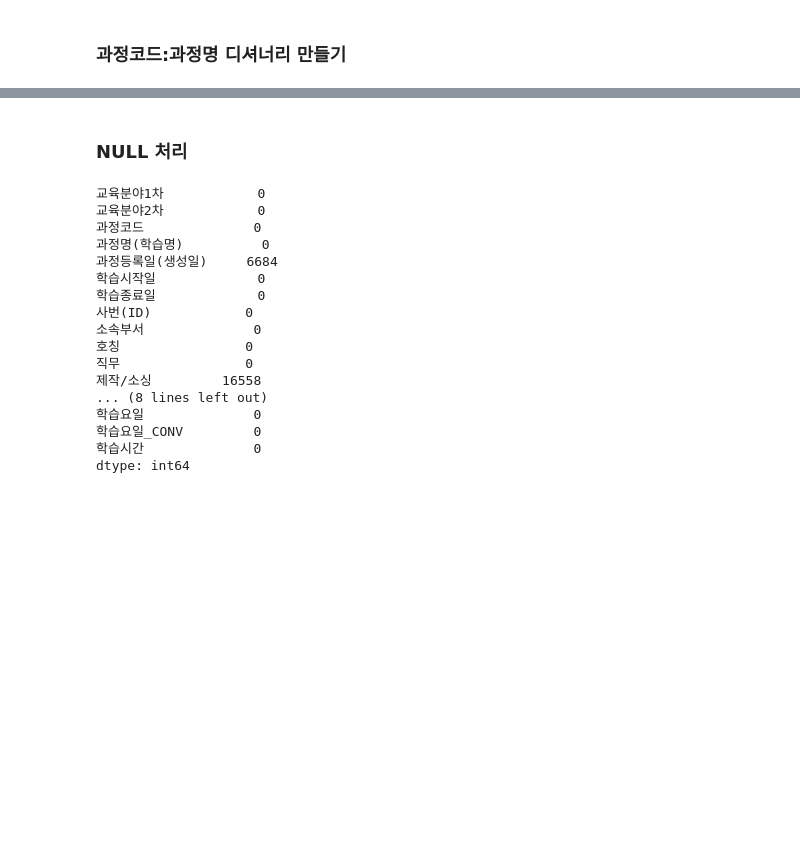
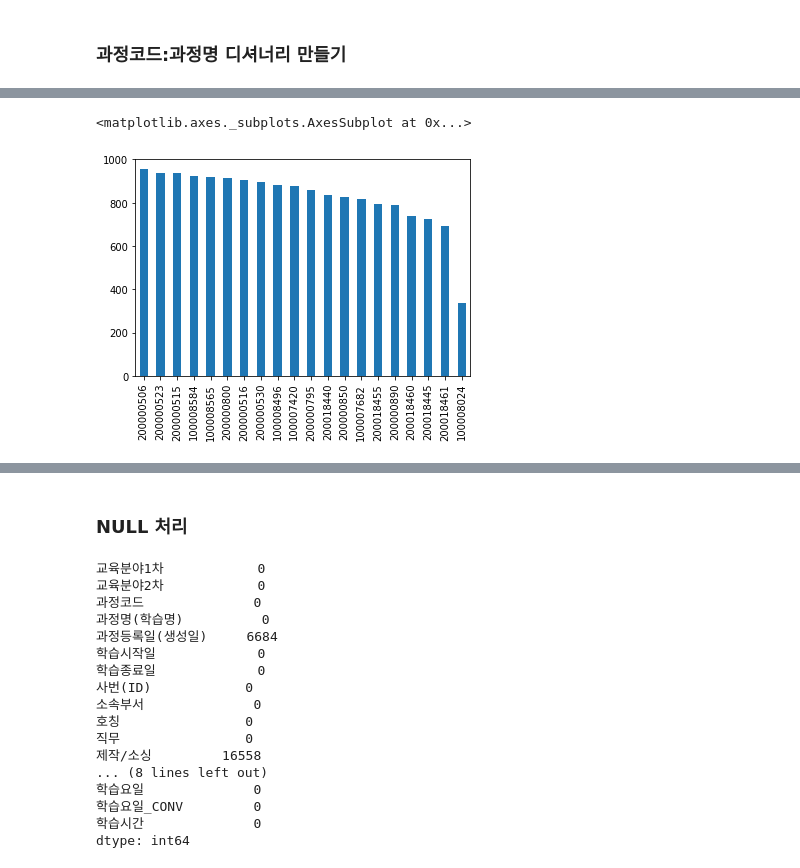
Before and after one commit to gzone2000/my_machine_learning, a Jupyter notebook: ml5/Online_study7.ipynb, the cells around one changed output, grey strips where cells are left out. Cells and saved outputs as stored; diff of their text form; code cells hidden in the pictures; blank space fills up the shorter version.

```diff
--- a/ml5/Online_study7.ipynb
+++ b/ml5/Online_study7.ipynb
@@ -811,0 +719,5 @@ for idx in df_IT_Q.index:
+# %%
+df_IT_Q['과정코드'].value_counts().plot(kind='bar')
+# %% [output]
+<matplotlib.axes._subplots.AxesSubplot at 0x...>
+[figure, added]
```
Also changed, not shown: parts of 81 cells of this notebook.
